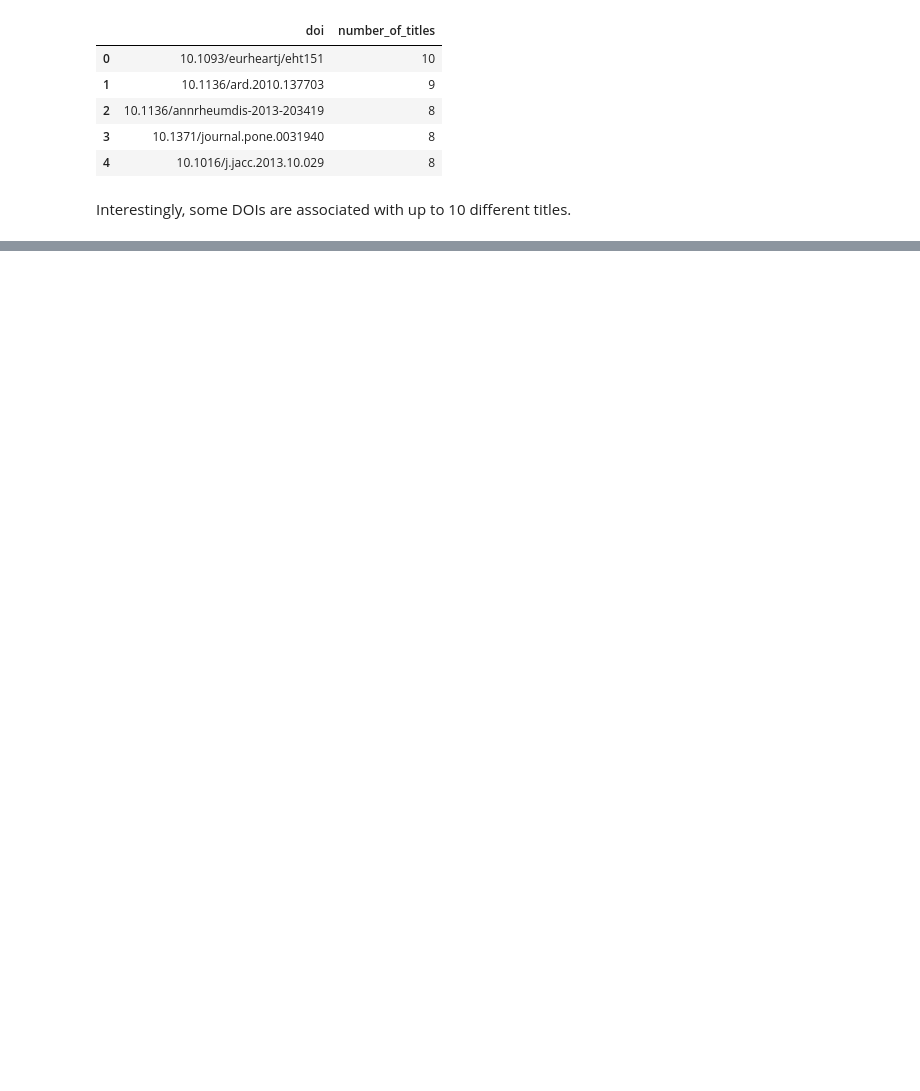
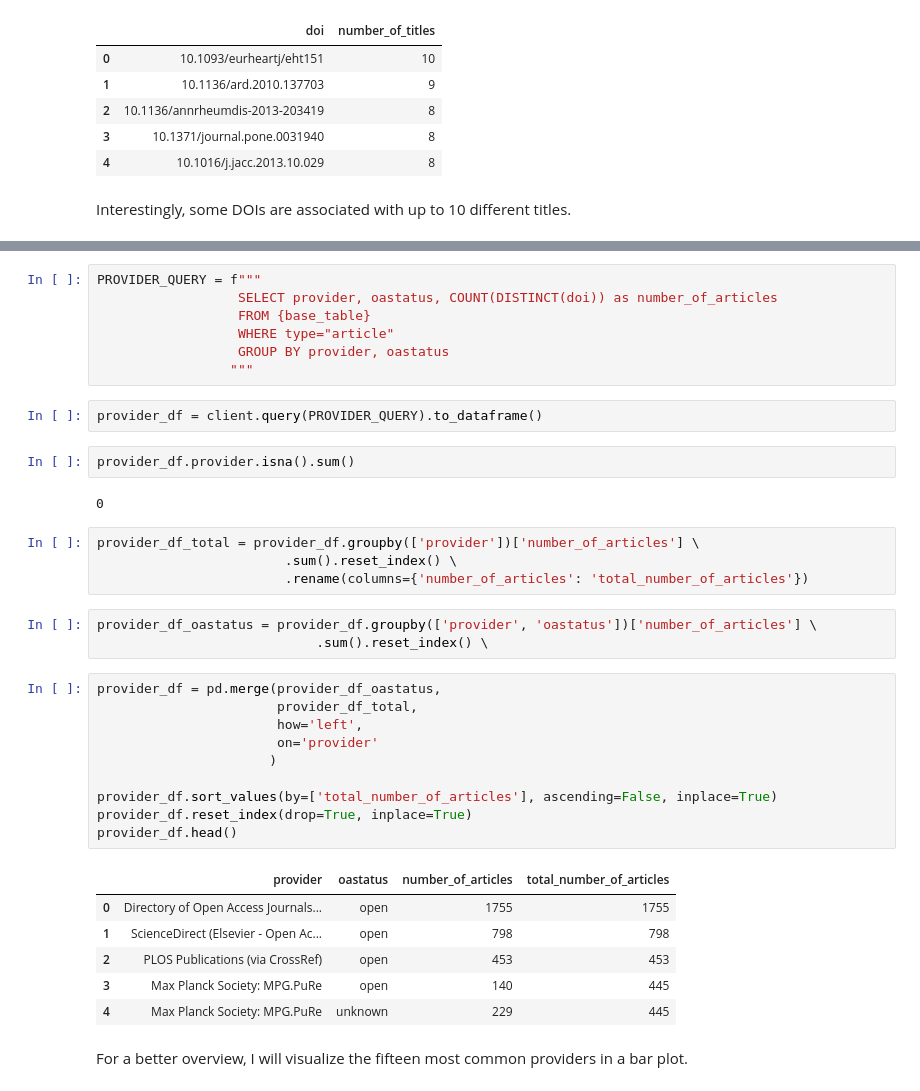
Before and after one commit to naustica/base_dois, a Jupyter notebook: base_dois_overview.ipynb, the cells around one changed output, grey strips where cells are left out. Saved outputs shown, nothing was run; the diff lists cells and outputs as text; blank space fills up the shorter version.

```diff
--- a/base_dois_overview.ipynb
+++ b/base_dois_overview.ipynb
@@ -428,0 +429,39 @@ On average, one title is associated with a DOI in the dataset. This means that i
+# %%
+PROVIDER_QUERY = f"""
+                  SELECT provider, oastatus, COUNT(DISTINCT(doi)) as number_of_articles
+                  FROM {base_table}
+                  WHERE type="article"
+                  GROUP BY provider, oastatus
+                 """
+# %%
+provider_df = client.query(PROVIDER_QUERY).to_dataframe()
+# %%
+provider_df.provider.isna().sum()
+# %% [output]
+0
+# %%
+provider_df_total = provider_df.groupby(['provider'])['number_of_articles'] \
+                        .sum().reset_index() \
+                        .rename(columns={'number_of_articles': 'total_number_of_articles'})
+# %%
+provider_df_oastatus = provider_df.groupby(['provider', 'oastatus'])['number_of_articles'] \
+                            .sum().reset_index() \
+# %%
+provider_df = pd.merge(provider_df_oastatus,
+                       provider_df_total,
+                       how='left',
+                       on='provider'
+                      )
+
+provider_df.sort_values(by=['total_number_of_articles'], ascending=False, inplace=True)
+provider_df.reset_index(drop=True, inplace=True)
+provider_df.head()
+# %% [output]
+|  | provider | oastatus | number_of_articles | total_number_of_articles |
+| 0 | Directory of Open Access Journals... | open | 1755 | 1755 |
+| 1 | ScienceDirect (Elsevier - Open Ac... | open | 798 | 798 |
+| 2 | PLOS Publications (via CrossRef) | open | 453 | 453 |
+| 3 | Max Planck Society: MPG.PuRe | open | 140 | 445 |
+| 4 | Max Planck Society: MPG.PuRe | unknown | 229 | 445 |
+# %% [markdown]
+For a better overview, I will visualize the fifteen most common providers in a bar plot.
```
Also changed, not shown: parts of 10 cells of this notebook.
